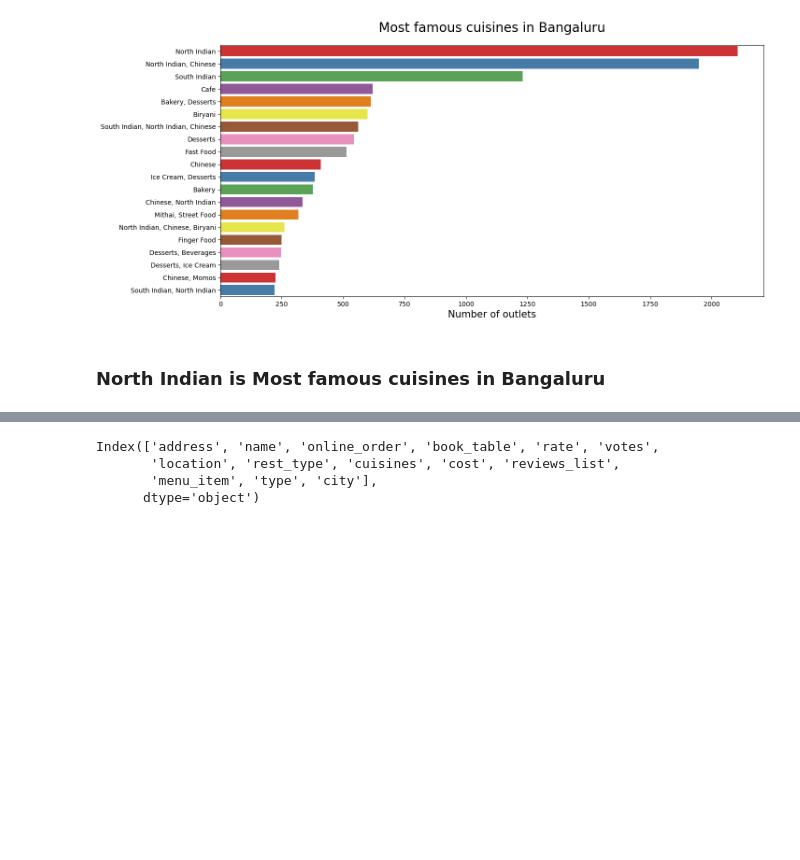
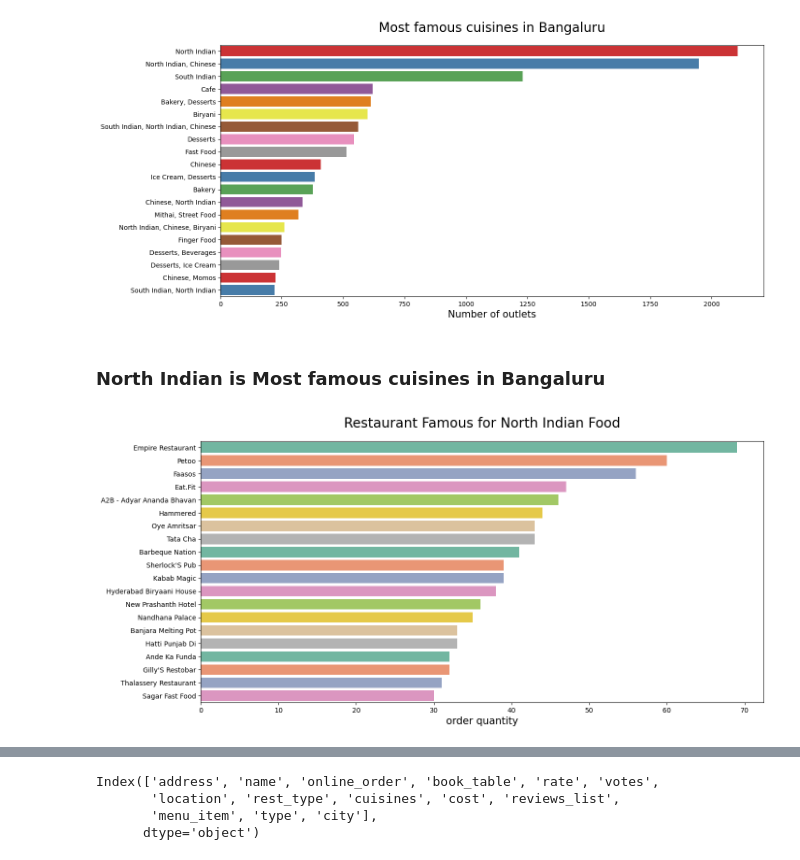
Before and after one commit to 07Sada/Restaurant_Rating_Prediction, a Jupyter notebook: Restaurant_Rating_Prediction.ipynb, the cells around one changed output, grey strips where cells are left out. Saved outputs shown, nothing was run; the diff lists cells and outputs as text; code cells hidden in the pictures; blank space fills up the shorter version.

```diff
--- a/Restaurant_Rating_Prediction.ipynb
+++ b/Restaurant_Rating_Prediction.ipynb
@@ -498,3 +498,12 @@ plt.show()
 [figure]
 # %% [markdown]
 ### North Indian is Most famous cuisines in Bangaluru
+# %%
+plt.figure(figsize=(15,7))
+chains=df[df['cuisines'].str.contains('North Indian')]['name'].value_counts()[:20]
+sns.barplot(x=chains,y=chains.index,palette='Set2')
+plt.title("Restaurant Famous for North Indian Food",size=20,pad=20)
+plt.xlabel("order quantity",size=15)
+plt.show()
+# %% [output]
+[figure, added]
```
Also changed, not shown: parts of 24 cells of this notebook.
